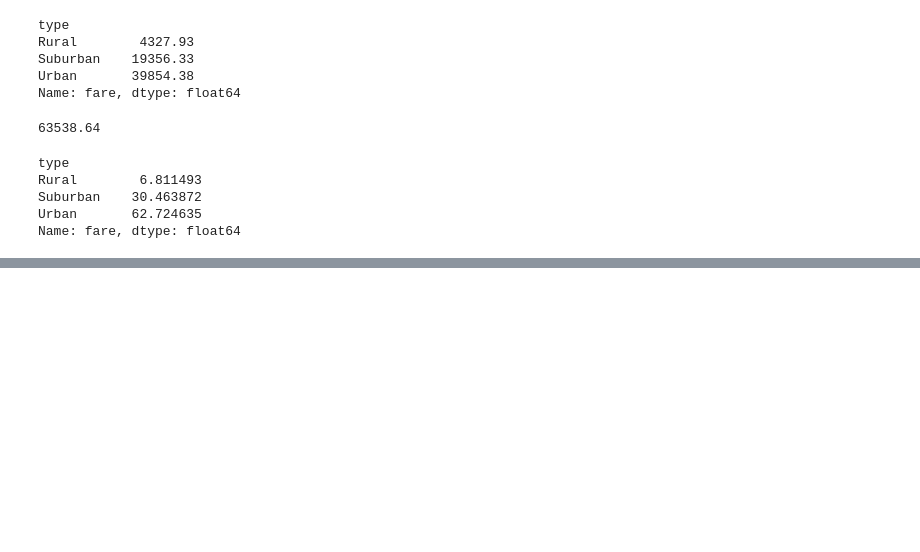
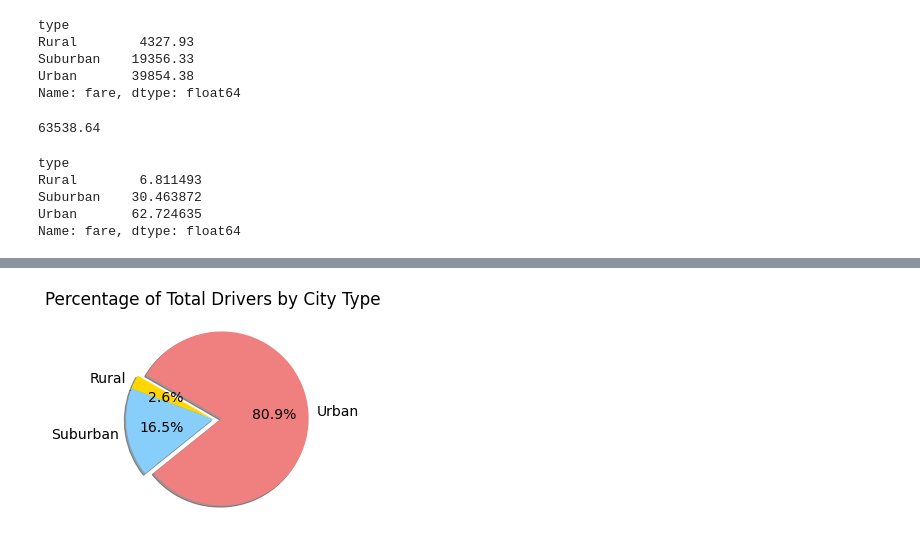
Before and after one commit to kushallsharma/PyBer_Analysis, a Jupyter notebook: PyBer.ipynb, the cells around one changed output, grey strips where cells are left out. Saved outputs shown, nothing was run; the diff lists cells and outputs as text; code cells hidden in the pictures; blank space fills up the shorter version.

```diff
--- a/PyBer.ipynb
+++ b/PyBer.ipynb
@@ -500,0 +536,14 @@ NameError: name 'mpl' is not defined
+# %%
+x_axis= ["Rural", "Suburban", "Urban"]
+explode_val = (0,0,0.1)
+p_color = ["gold","lightskyblue","lightcoral"]
+plt.title("Percentage of Total Drivers by City Type")
+plt.pie(driver_percents, labels=x_axis, explode=explode_val, autopct='%1.1f%%', shadow=True, startangle=150, colors = p_color)
+
+# Change the default font size from 10 to 14.
+mpl.rcParams['font.size'] = 14
+# Save Figure
+plt.savefig("analysis/Fig7.png")
+plt.show()
+# %% [output]
+[figure, added]
```
Also changed, not shown: parts of 6 cells of this notebook, 5 other files.
